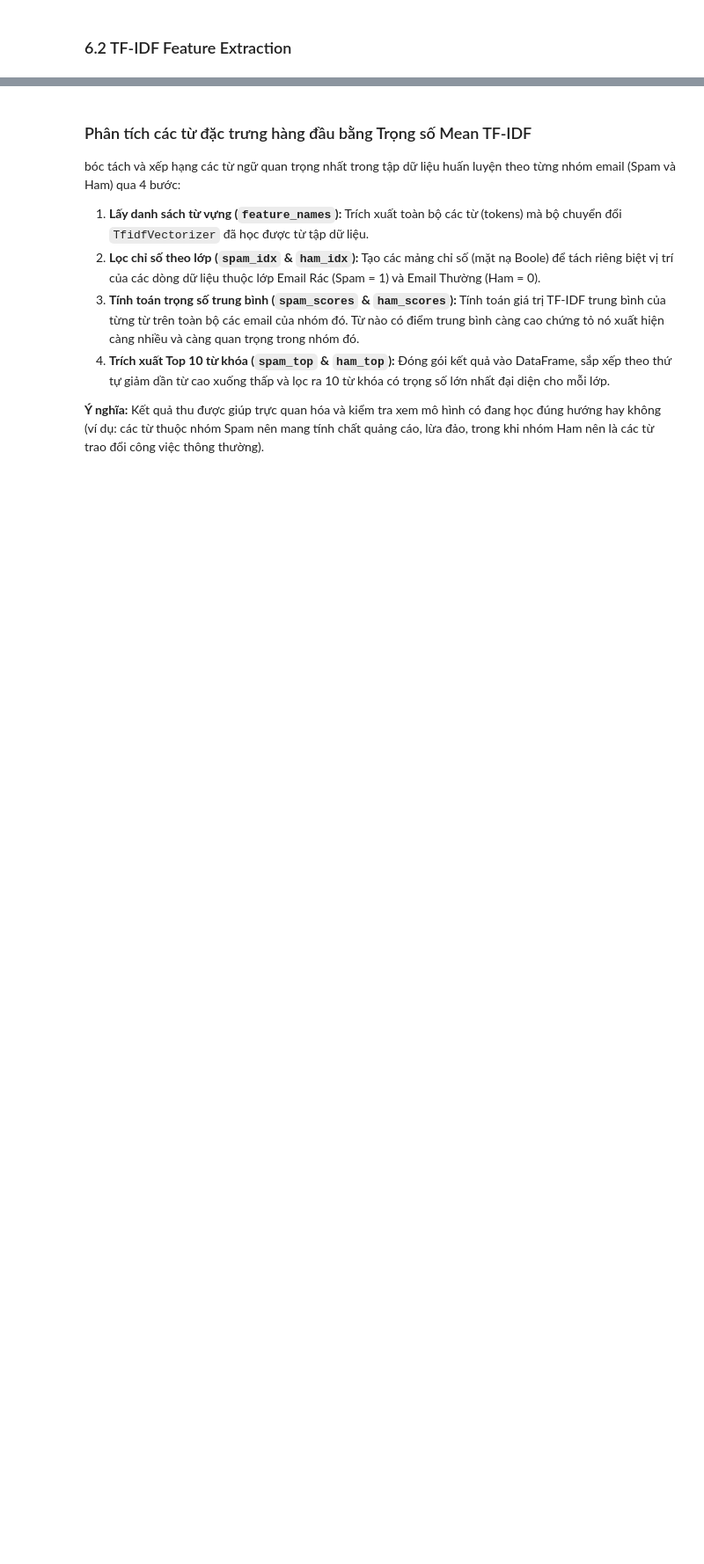
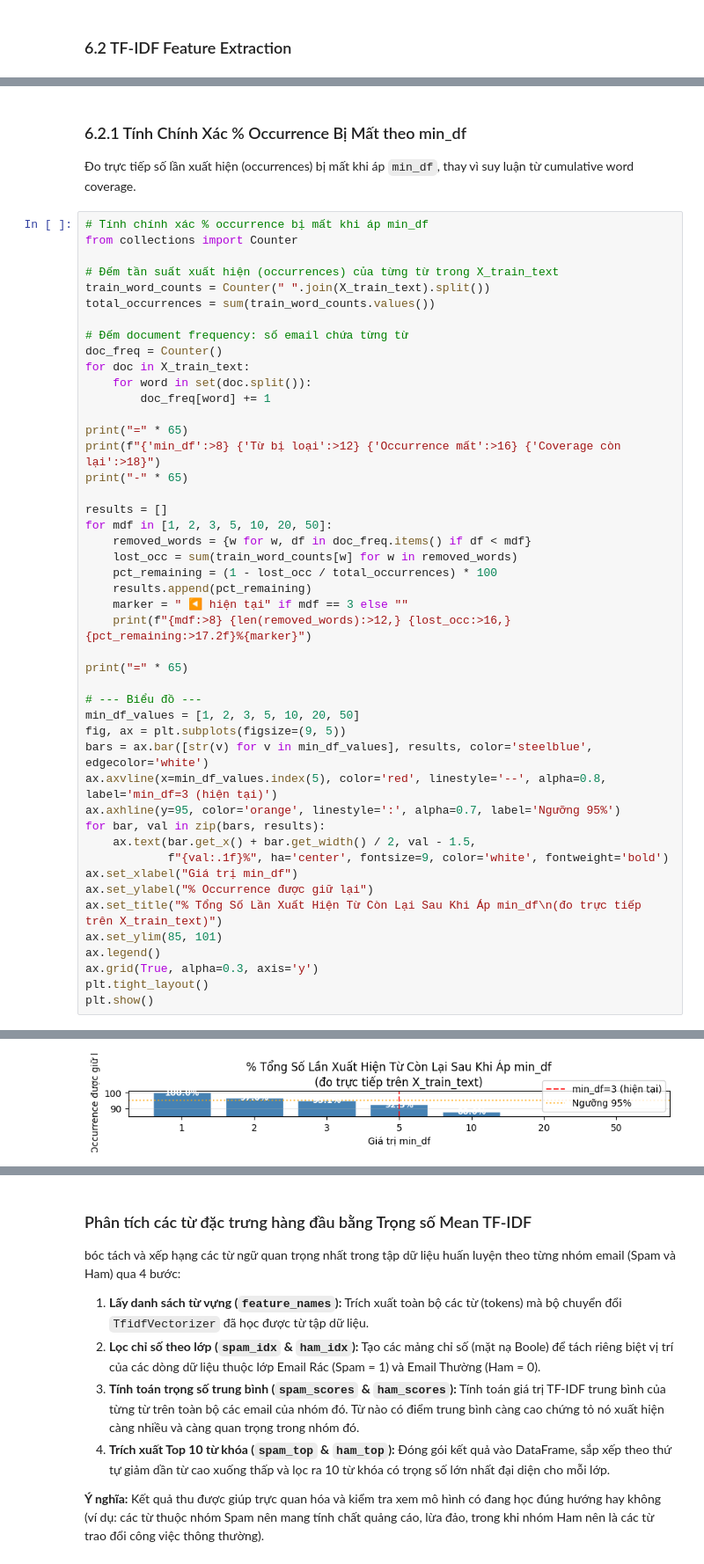
Before and after one commit to namph1377-sketch/Machine-Learning, a Jupyter notebook: Practice1/DATA/Dataset/Data_P1 (1).ipynb, the cells around one changed output, grey strips where cells are left out. Shown at 88% size. Cells and saved outputs as stored; diff of their text form; blank space fills up the shorter version.

```diff
--- a/Practice1/DATA/Dataset/Data_P1 (1).ipynb
+++ b/Practice1/DATA/Dataset/Data_P1 (1).ipynb
@@ -850,3 +969,55 @@ Test shape: (1099, 10000)
 Vectorizer saved!
 Vocabulary size: 10000
 ['y_test.pkl']
+# %% [markdown]
+
+### 6.2.1 Tính Chính Xác % Occurrence Bị Mất theo min_df
+
+Đo trực tiếp số lần xuất hiện (occurrences) bị mất khi áp `min_df`, thay vì suy luận từ cumulative word coverage.
+# %%
+# Tính chính xác % occurrence bị mất khi áp min_df
+from collections import Counter
+
+# Đếm tần suất xuất hiện (occurrences) của từng từ trong X_train_text
+train_word_counts = Counter(" ".join(X_train_text).split())
+total_occurrences = sum(train_word_counts.values())
+
+# Đếm document frequency: số email chứa từng từ
+doc_freq = Counter()
+for doc in X_train_text:
+    for word in set(doc.split()):
+        doc_freq[word] += 1
+
+print("=" * 65)
+print(f"{'min_df':>8} {'Từ bị loại':>12} {'Occurrence mất':>16} {'Coverage còn lại':>18}")
+print("-" * 65)
+
+results = []
+for mdf in [1, 2, 3, 5, 10, 20, 50]:
+    removed_words = {w for w, df in doc_freq.items() if df < mdf}
+    lost_occ = sum(train_word_counts[w] for w in removed_words)
+    pct_remaining = (1 - lost_occ / total_occurrences) * 100
+    results.append(pct_remaining)
+    marker = " ◀ hiện tại" if mdf == 3 else ""
+    print(f"{mdf:>8} {len(removed_words):>12,} {lost_occ:>16,} {pct_remaining:>17.2f}%{marker}")
+
+print("=" * 65)
+
+# --- Biểu đồ ---
+min_df_values = [1, 2, 3, 5, 10, 20, 50]
+fig, ax = plt.subplots(figsize=(9, 5))
+bars = ax.bar([str(v) for v in min_df_values], results, color='steelblue', edgecolor='white')
+ax.axvline(x=min_df_values.index(5), color='red', linestyle='--', alpha=0.8, label='min_df=3 (hiện tại)')
+ax.axhline(y=95, color='orange', linestyle=':', alpha=0.7, label='Ngưỡng 95%')
+for bar, val in zip(bars, results):
+    ax.text(bar.get_x() + bar.get_width() / 2, val - 1.5,
+            f"{val:.1f}%", ha='center', fontsize=9, color='white', fontweight='bold')
+ax.set_xlabel("Giá trị min_df")
+ax.set_ylabel("% Occurrence được giữ lại")
+ax.set_title("% Tổng Số Lần Xuất Hiện Từ Còn Lại Sau Khi Áp min_df\n(đo trực tiếp trên X_train_text)")
+ax.set_ylim(85, 101)
+ax.legend()
+ax.grid(True, alpha=0.3, axis='y')
+plt.tight_layout()
+plt.show()
+# %% [output]
@@ -852,0 +1035 @@ Vocabulary size: 10000
+[figure, added]
```
Also changed, not shown: parts of 9 cells of this notebook.
